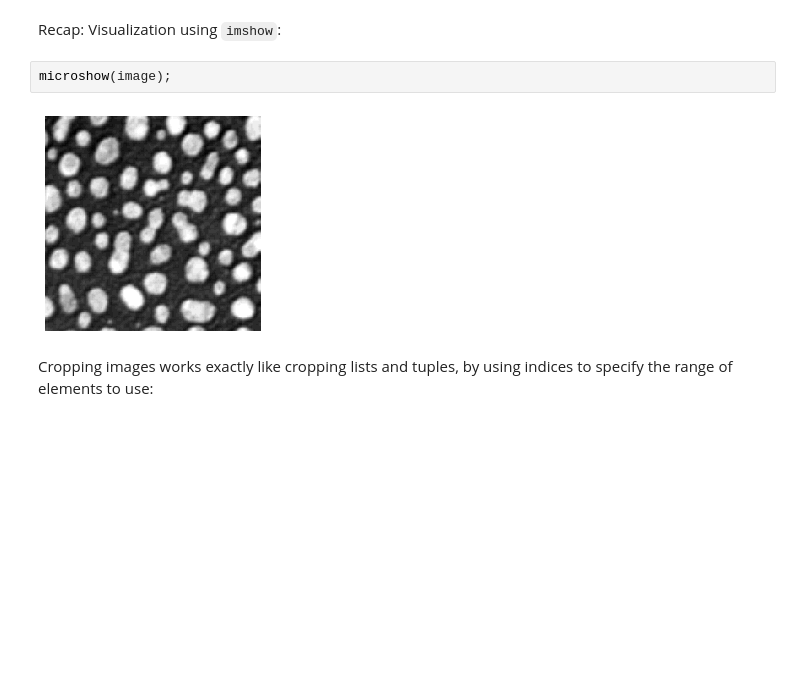
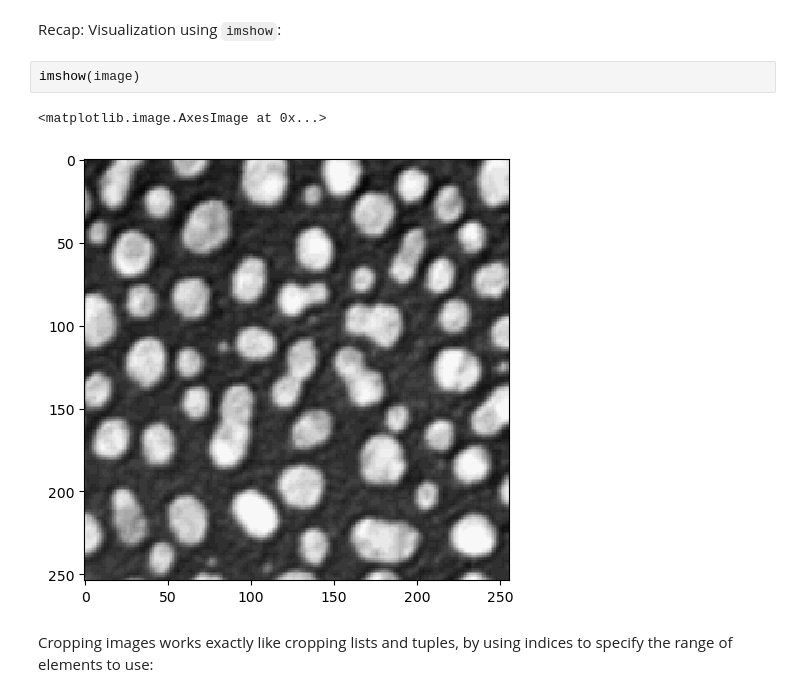
Before and after one commit to haesleinhuepf/BioImageAnalysisNotebooks, a Jupyter notebook: docs/12_image_analysis_basics/04_Cropping_images.ipynb, the cells around one changed output. Cells and saved outputs as stored; diff of their text form; blank space fills up the shorter version.

```diff
--- a/docs/12_image_analysis_basics/04_Cropping_images.ipynb
+++ b/docs/12_image_analysis_basics/04_Cropping_images.ipynb
@@ -15,9 +14,10 @@ image.shape
 # %% [markdown]
 Recap: Visualization using `imshow`:
 # %%
-microshow(image);
+imshow(image)
 # %% [output]
+<matplotlib.image.AxesImage at 0x...>
-[figure, old version]
+[figure, new version]
 # %% [markdown]
 Cropping images works exactly like cropping lists and tuples, by using indices to specify the range of elements to use:
 # %%
```
Also changed, not shown: parts of 5 cells of this notebook, 11 other files.
